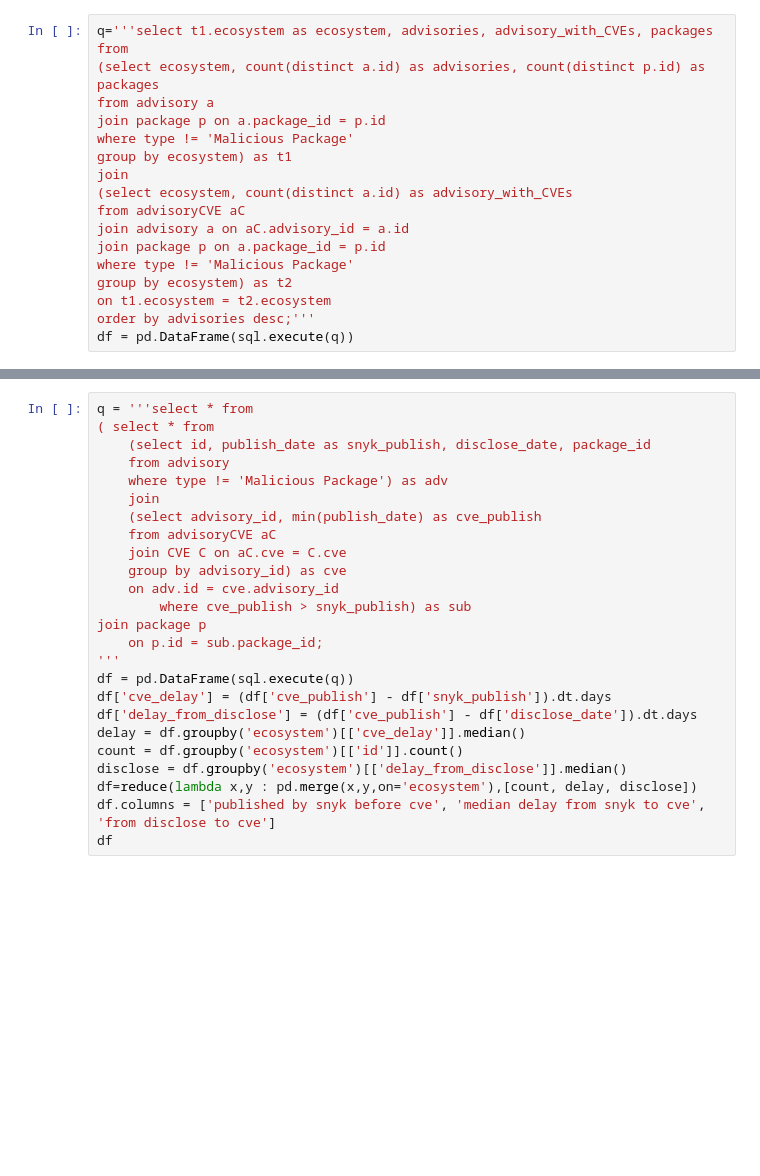
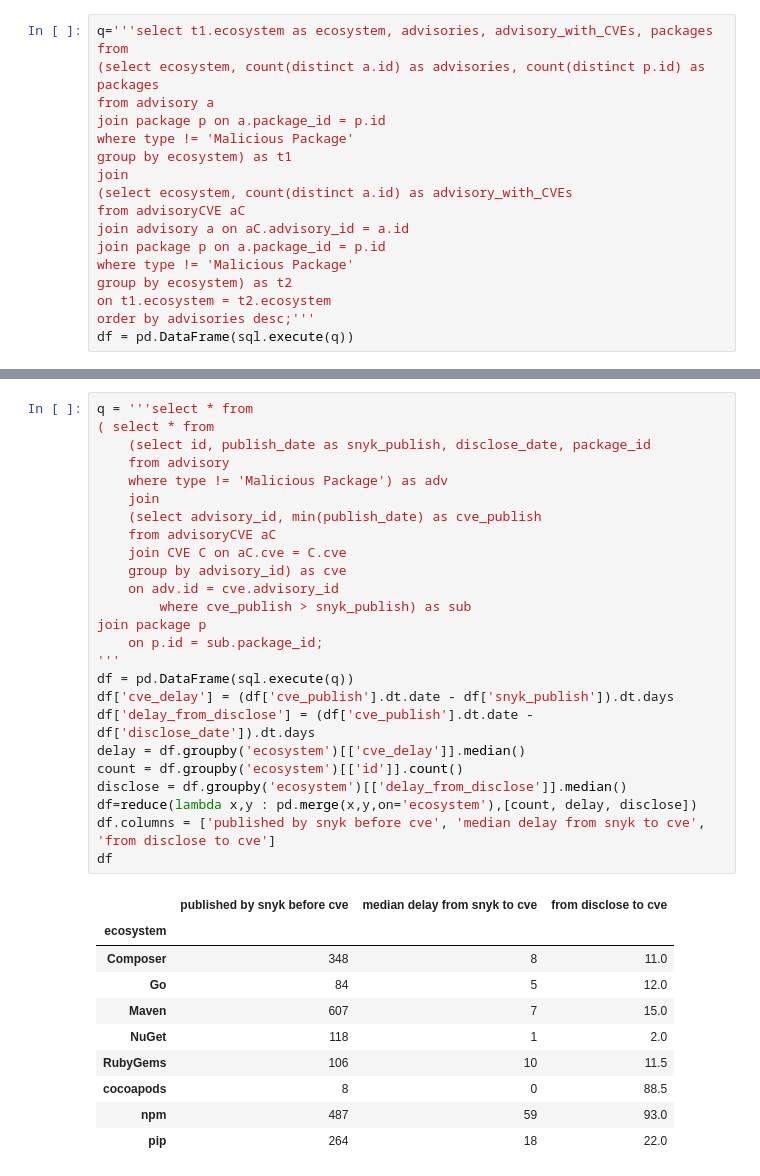
Before and after one commit to nasifimtiazohi/advisory-lifecycle, a Jupyter notebook: data_explore/exlpore.ipynb, the cells around one changed output, grey strips where cells are left out. Saved outputs shown, nothing was run; the diff lists cells and outputs as text; blank space fills up the shorter version.

```diff
--- a/data_explore/exlpore.ipynb
+++ b/data_explore/exlpore.ipynb
@@ -57,28 +83,39 @@ df['since_disclose'].median(), df['since_publish'].median()
 # %%
 q = '''select * from
 ( select * from
     (select id, publish_date as snyk_publish, disclose_date, package_id
     from advisory
     where type != 'Malicious Package') as adv
     join
     (select advisory_id, min(publish_date) as cve_publish
     from advisoryCVE aC
     join CVE C on aC.cve = C.cve
     group by advisory_id) as cve
     on adv.id = cve.advisory_id
         where cve_publish > snyk_publish) as sub
 join package p
     on p.id = sub.package_id;
 '''
 df = pd.DataFrame(sql.execute(q))
-df['cve_delay'] = (df['cve_publish'] - df['snyk_publish']).dt.days
-df['delay_from_disclose'] = (df['cve_publish'] - df['disclose_date']).dt.days
+df['cve_delay'] = (df['cve_publish'].dt.date - df['snyk_publish']).dt.days
+df['delay_from_disclose'] = (df['cve_publish'].dt.date - df['disclose_date']).dt.days
 delay = df.groupby('ecosystem')[['cve_delay']].median()
 count = df.groupby('ecosystem')[['id']].count()
 disclose = df.groupby('ecosystem')[['delay_from_disclose']].median()
 df=reduce(lambda x,y : pd.merge(x,y,on='ecosystem'),[count, delay, disclose])
 df.columns = ['published by snyk before cve', 'median delay from snyk to cve', 'from disclose to cve']
 df
+# %% [output]
+|  | published by snyk before cve | median delay from snyk to cve | from disclose to cve |
+| ecosystem |  |  |  |
+| Composer | 348 | 8 | 11.0 |
+| Go | 84 | 5 | 12.0 |
+| Maven | 607 | 7 | 15.0 |
+| NuGet | 118 | 1 | 2.0 |
+| RubyGems | 106 | 10 | 11.5 |
+| cocoapods | 8 | 0 | 88.5 |
+| npm | 487 | 59 | 93.0 |
+| pip | 264 | 18 | 22.0 |
 # %%
 q='''select *
 from advisory a
```
Also changed, not shown: parts of 9 cells of this notebook.
